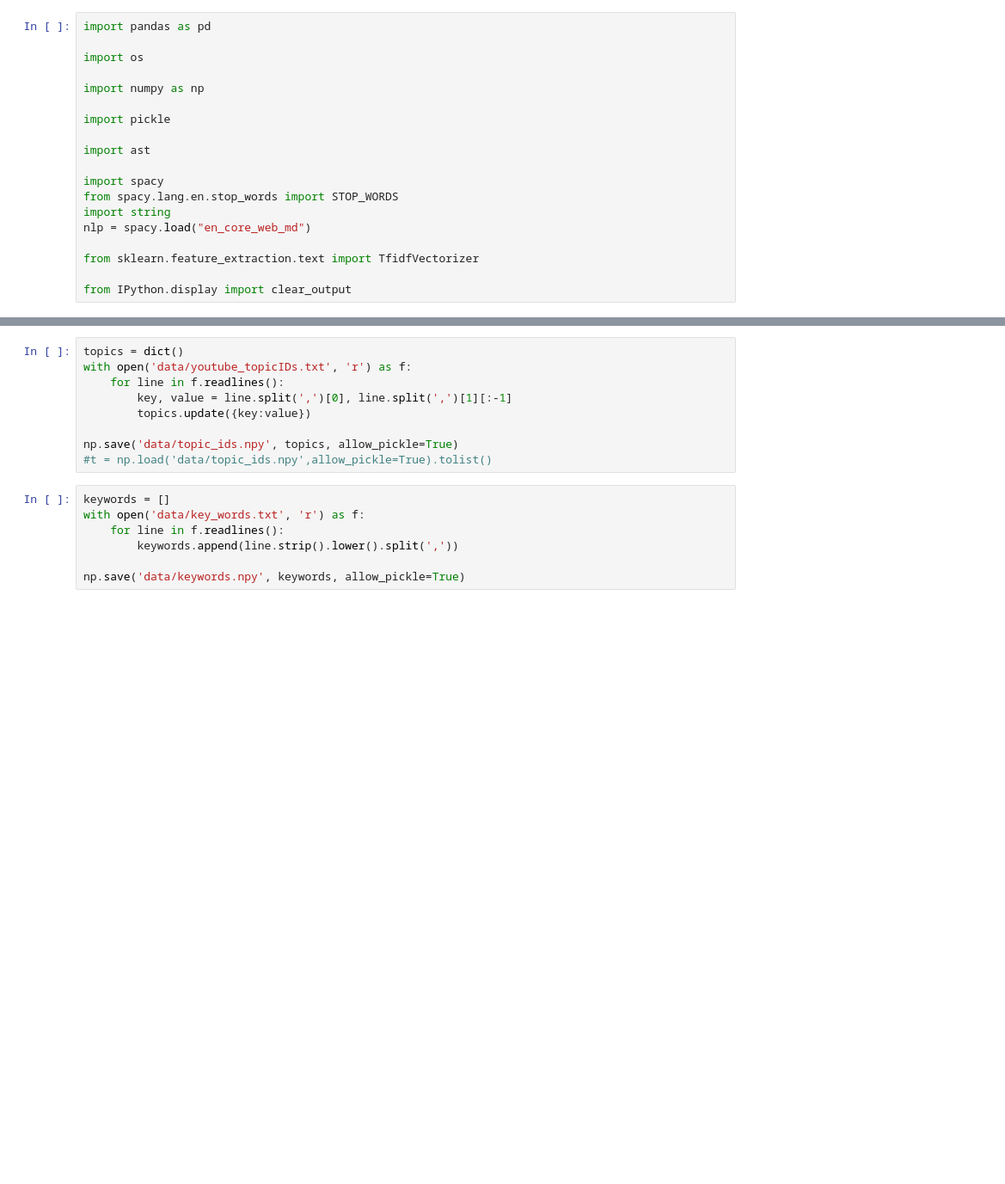
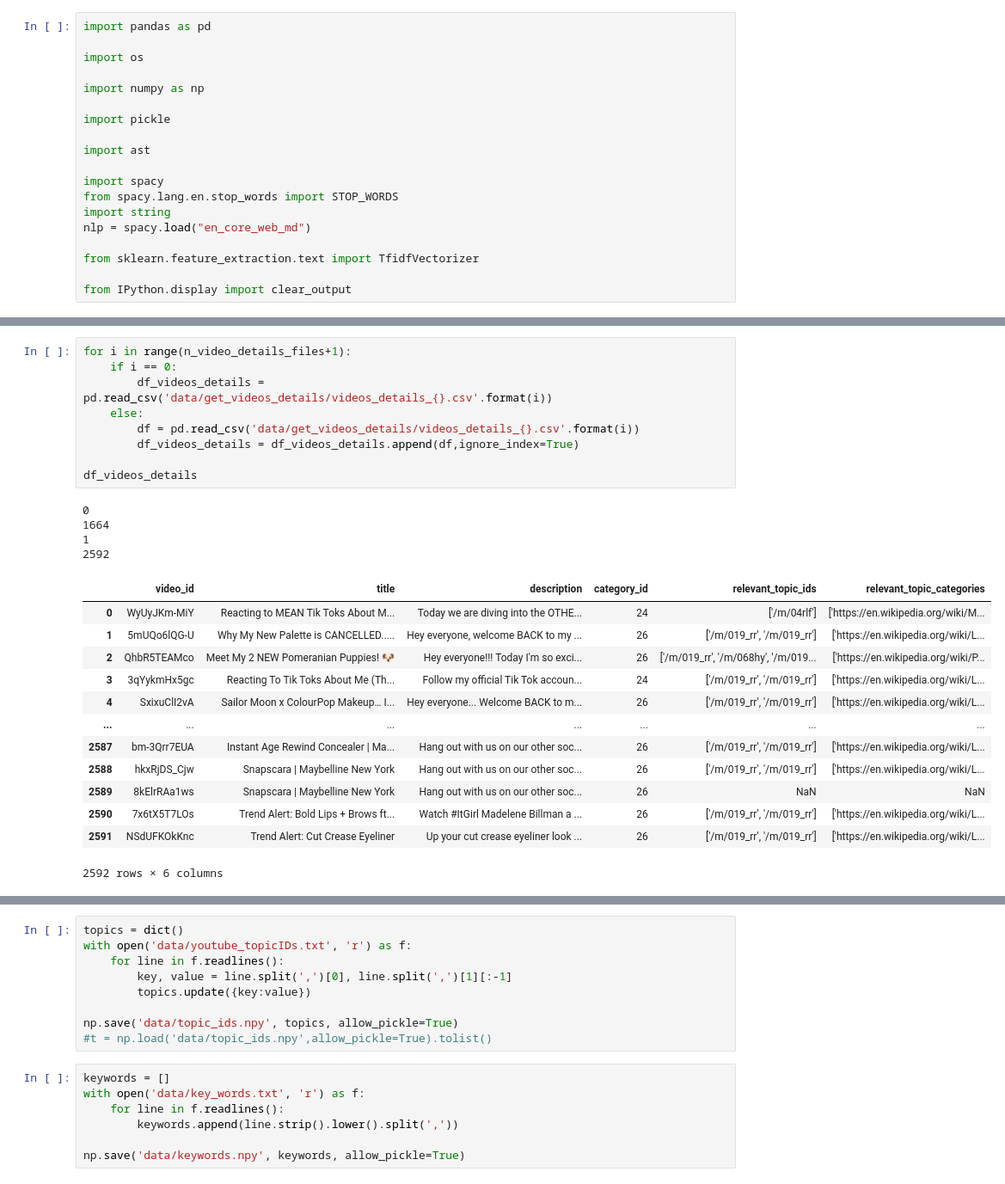
Before and after one commit to eliroc98/progetto_SMM, a Jupyter notebook: 2_compute_video_details.ipynb, the cells around one changed output, grey strips where cells are left out. Shown: that part at 86% size. Saved outputs shown, nothing was run; the diff lists cells and outputs as text; blank space fills up the shorter version.

```diff
--- a/2_compute_video_details.ipynb
+++ b/2_compute_video_details.ipynb
@@ -37,0 +41,27 @@ df_videos_details
+# %%
+for i in range(n_video_details_files+1):
+    if i == 0:
+        df_videos_details = pd.read_csv('data/get_videos_details/videos_details_{}.csv'.format(i))
+    else:
+        df = pd.read_csv('data/get_videos_details/videos_details_{}.csv'.format(i))
+        df_videos_details = df_videos_details.append(df,ignore_index=True)
+
+df_videos_details
+# %% [output]
+0
+1664
+1
+2592
+|  | video_id | title | description | category_id | relevant_topic_ids | relevant_topic_categories |
+| 0 | WyUyJKm-MiY | Reacting to MEAN Tik Toks About M... | Today we are diving into the OTHE... | 24 | ['/m/04rlf'] | ['https://en.wikipedia.org/wiki/M... |
+| 1 | 5mUQo6lQG-U | Why My New Palette is CANCELLED..... | Hey everyone, welcome BACK to my ... | 26 | ['/m/019_rr', '/m/019_rr'] | ['https://en.wikipedia.org/wiki/L... |
+| 2 | QhbR5TEAMco | Meet My 2 NEW Pomeranian Puppies! 🐶 | Hey everyone!!! Today I'm so exci... | 26 | ['/m/019_rr', '/m/068hy', '/m/019... | ['https://en.wikipedia.org/wiki/P... |
+| 3 | 3qYykmHx5gc | Reacting To Tik Toks About Me (Th... | Follow my official Tik Tok accoun... | 24 | ['/m/019_rr', '/m/019_rr'] | ['https://en.wikipedia.org/wiki/L... |
+| 4 | SxixuClI2vA | Sailor Moon x ColourPop Makeup… I... | Hey everyone... Welcome BACK to m... | 26 | ['/m/019_rr', '/m/019_rr'] | ['https://en.wikipedia.org/wiki/L... |
+| ... | ... | ... | ... | ... | ... | ... |
+| 2587 | bm-3Qrr7EUA | Instant Age Rewind Concealer | Ma... | Hang out with us on our other soc... | 26 | ['/m/019_rr', '/m/019_rr'] | ['https://en.wikipedia.org/wiki/L... |
+| 2588 | hkxRjDS_Cjw | Snapscara | Maybelline New York | Hang out with us on our other soc... | 26 | ['/m/019_rr', '/m/019_rr'] | ['https://en.wikipedia.org/wiki/L... |
+| 2589 | 8kElrRAa1ws | Snapscara | Maybelline New York | Hang out with us on our other soc... | 26 | NaN | NaN |
+| 2590 | 7x6tX5T7LOs | Trend Alert: Bold Lips + Brows ft... | Watch #ItGirl Madelene Billman a ... | 26 | ['/m/019_rr', '/m/019_rr'] | ['https://en.wikipedia.org/wiki/L... |
+| 2591 | NSdUFKOkKnc | Trend Alert: Cut Crease Eyeliner | Up your cut crease eyeliner look ... | 26 | ['/m/019_rr', '/m/019_rr'] | ['https://en.wikipedia.org/wiki/L... |
+2592 rows × 6 columns
```
Also changed, not shown: parts of 11 cells of this notebook, 1 other file.
